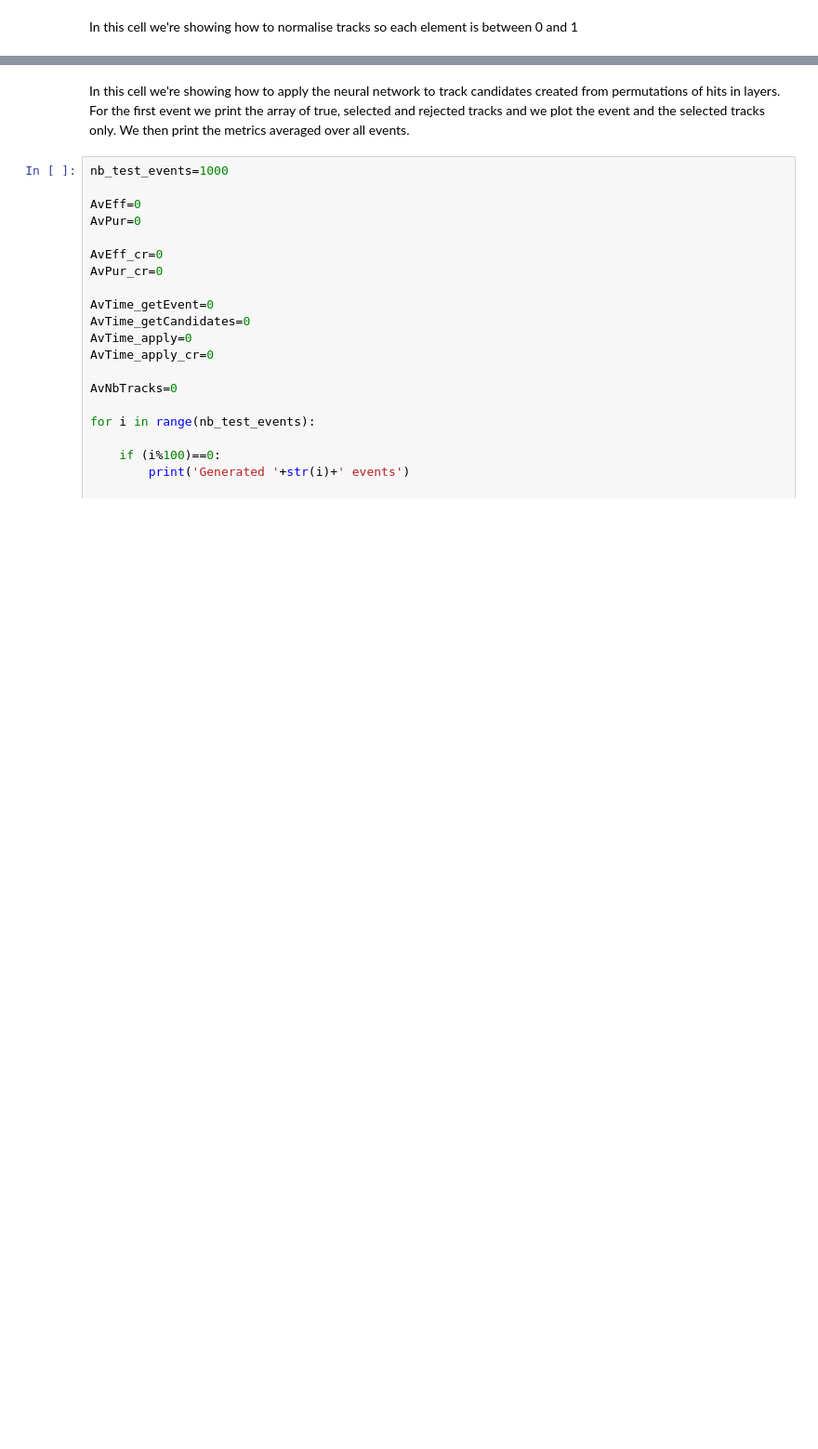
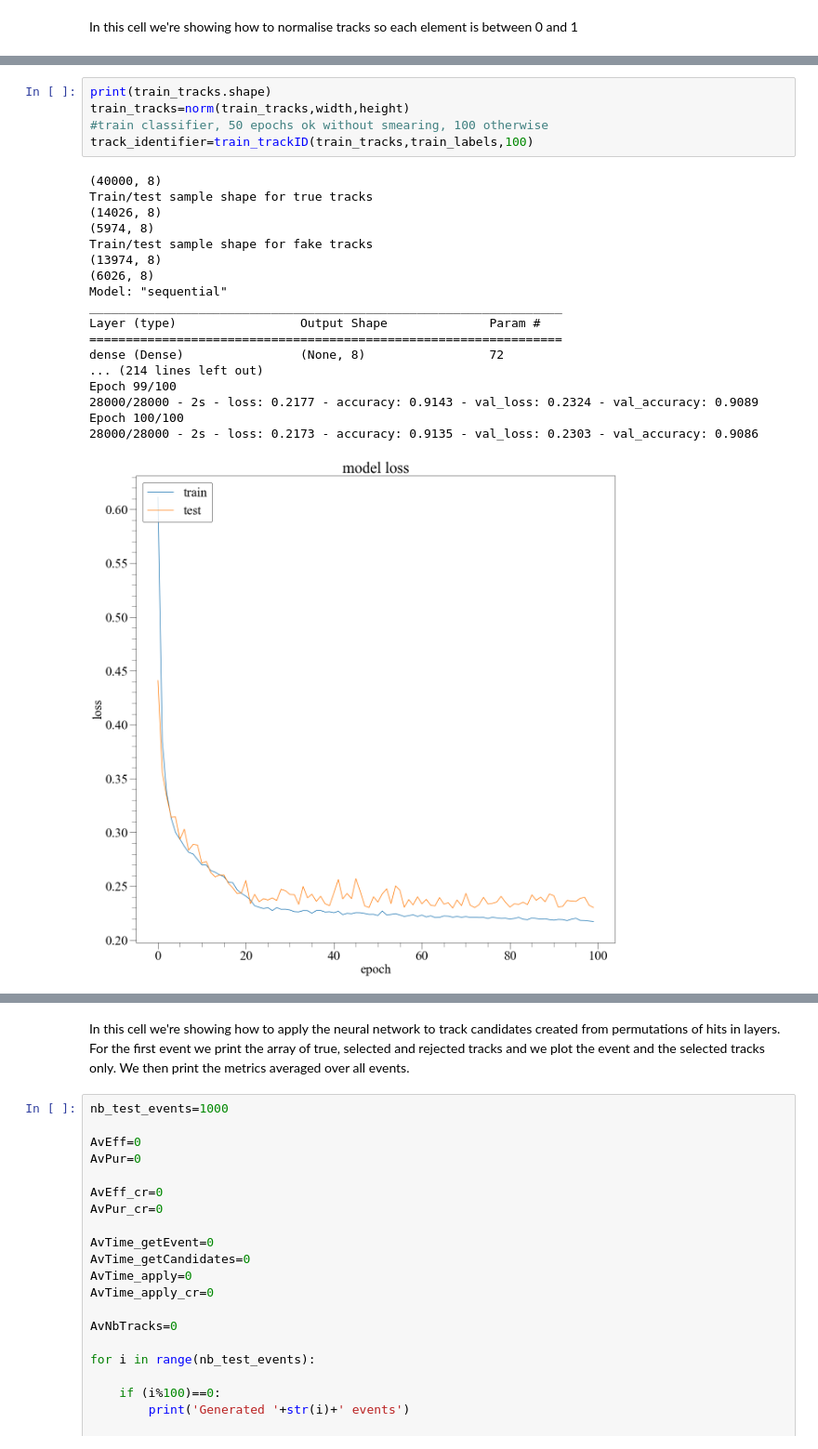
Before and after one commit to rtysonCLAS12/ML_notebooks, a Jupyter notebook: Toy_Tracker.ipynb, the cells around one changed output, grey strips where cells are left out. Shown: that part at 93% size. Cells and saved outputs as stored; diff of their text form; blank space fills up the shorter version.

```diff
--- a/Toy_Tracker.ipynb
+++ b/Toy_Tracker.ipynb
@@ -643,0 +684,24 @@ Epoch 50/50
+# %%
+print(train_tracks.shape)
+train_tracks=norm(train_tracks,width,height)
+#train classifier, 50 epochs ok without smearing, 100 otherwise
+track_identifier=train_trackID(train_tracks,train_labels,100)
+# %% [output]
+(40000, 8)
+Train/test sample shape for true tracks
+(14026, 8)
+(5974, 8)
+Train/test sample shape for fake tracks
+(13974, 8)
+(6026, 8)
+Model: "sequential"
+_________________________________________________________________
+Layer (type)                 Output Shape              Param #
+=================================================================
+dense (Dense)                (None, 8)                 72
+... (214 lines left out)
+Epoch 99/100
+28000/28000 - 2s - loss: 0.2177 - accuracy: 0.9143 - val_loss: 0.2324 - val_accuracy: 0.9089
+Epoch 100/100
+28000/28000 - 2s - loss: 0.2173 - accuracy: 0.9135 - val_loss: 0.2303 - val_accuracy: 0.9086
+[figure, added]
```
Also changed, not shown: parts of 20 cells of this notebook, 1 other file.
